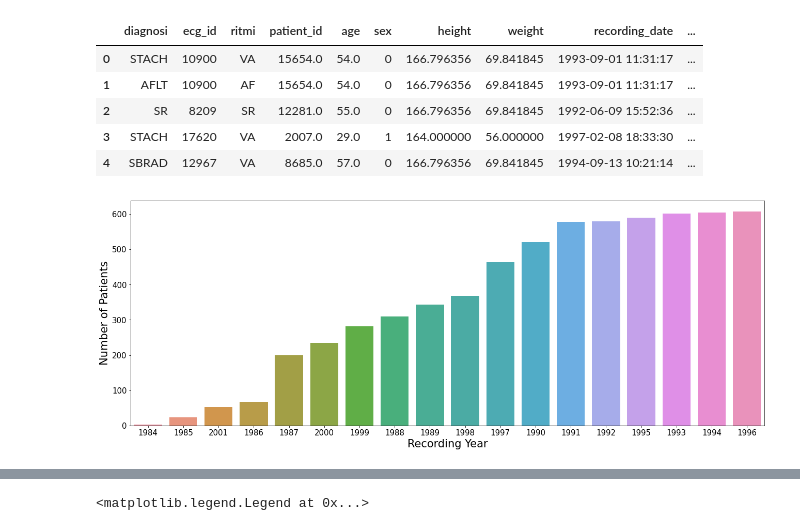
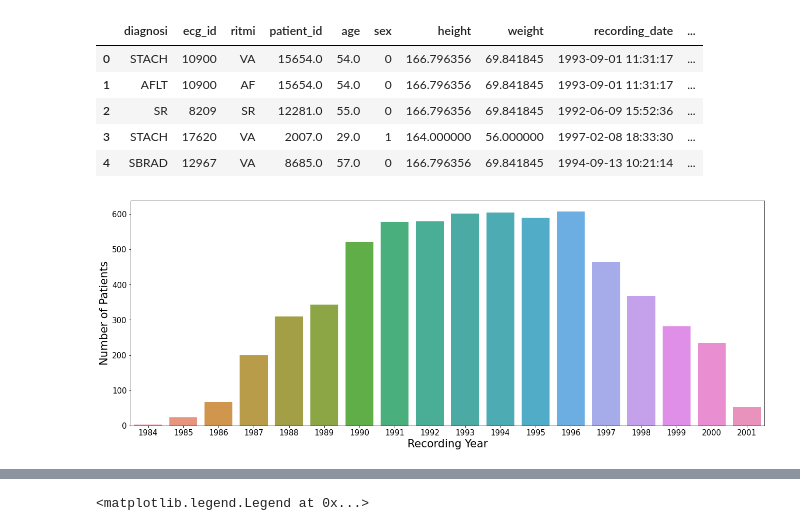
Before and after one commit to BakarrBah/Springboard, a Jupyter notebook: Capstone2/02_EDA.ipynb, the cells around one changed output, grey strips where cells are left out. Saved outputs shown, nothing was run; the diff lists cells and outputs as text; code cells hidden in the pictures.

```diff
--- a/Capstone2/02_EDA.ipynb
+++ b/Capstone2/02_EDA.ipynb
@@ -41,14 +45,15 @@ df_patient.head()
 axis_label = {'size': 21, 'weight': 500}
 ticks_label = {'size': 13}
 # %%
+#Plot then number of patiants recordedd each year to see the trend patient recording
 fig, ax = plt.subplots(figsize= (22, 8))
-g= sns.countplot(x=df_patient['recording_date'].dt.year, ax= ax, order= df_patient['recording_date'].dt.year.value_counts(ascending= True).index)
+g= sns.countplot(x=df_patient['recording_date'].dt.year, ax= ax)
 
 ax.set_xlabel('Recording Year', fontdict= axis_label)
 ax.set_xticklabels(ax.get_xticklabels(), fontdict= ticks_label)
 
 _= ax.set_ylabel('Number of Patients', fontdict= axis_label)
 
 ax.tick_params(axis= 'both', labelsize= 15)
 # %% [output]
-[figure, old version]
+[figure, new version]
```
Also changed, not shown: parts of 20 cells of this notebook, 2 other files.
